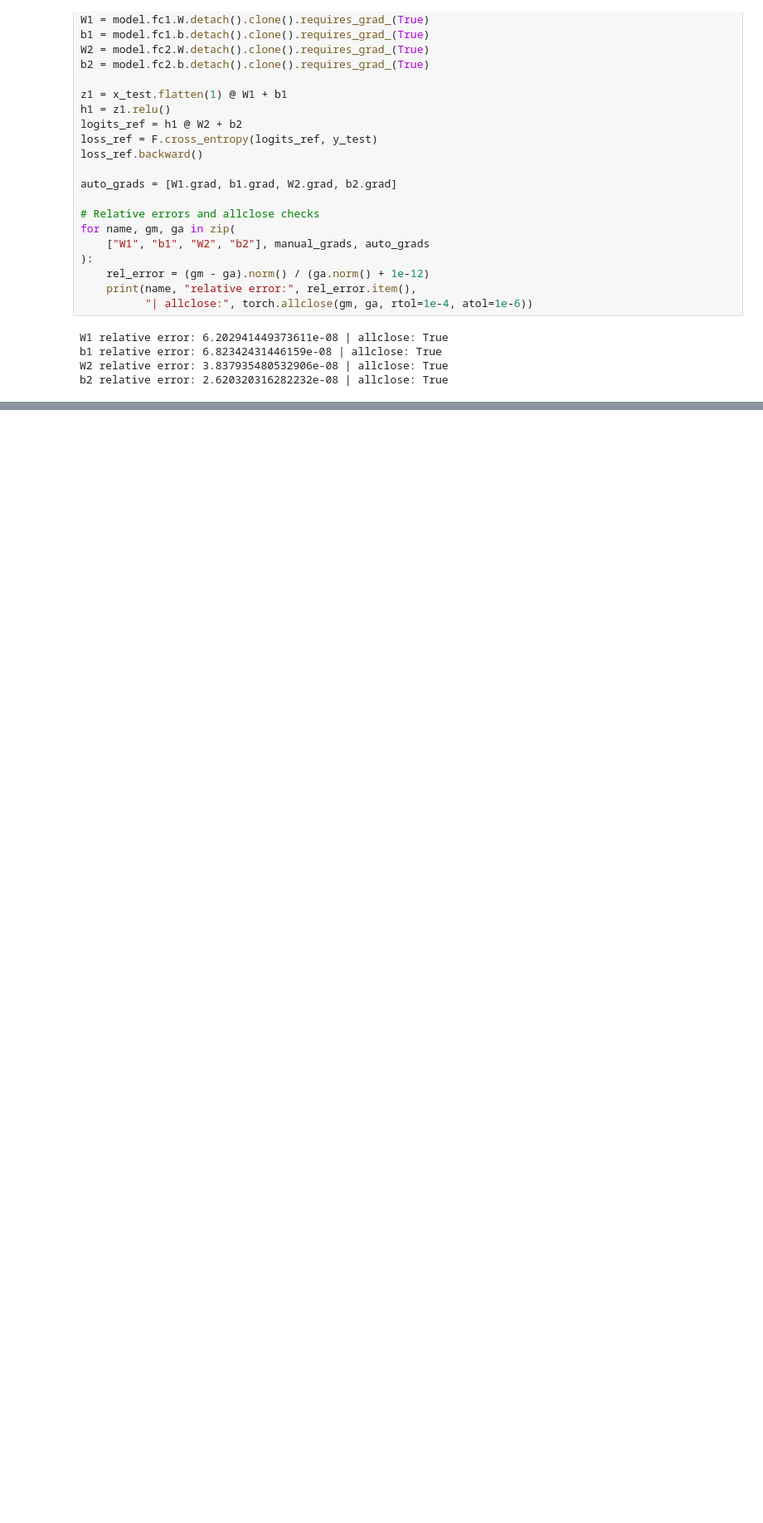
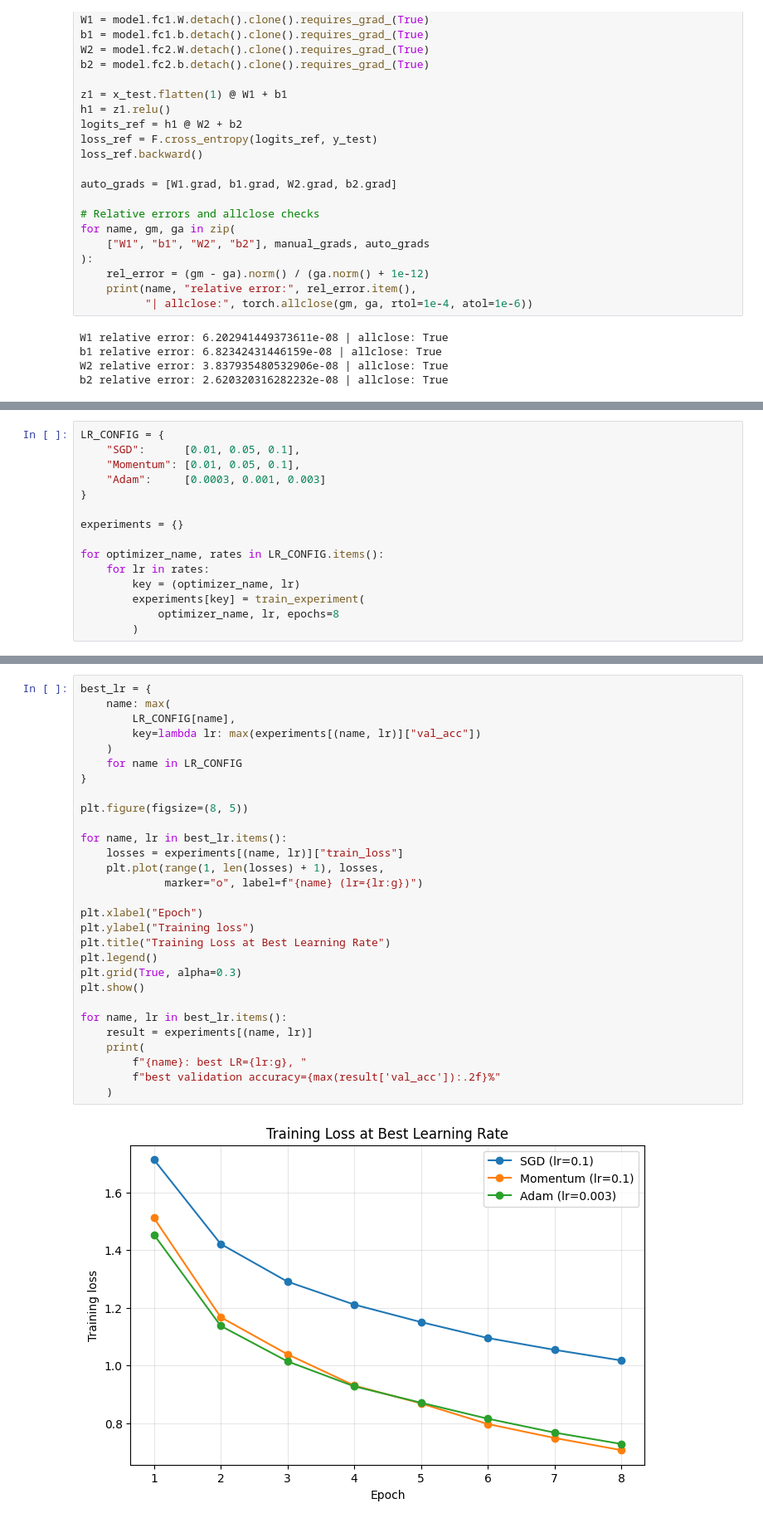
Before and after one commit to induwara-iluk/EN4554_CNN_assignment, a Jupyter notebook: 220235V_CNN_Assignment.ipynb, the cells around one changed output, grey strips where cells are left out. Shown at 83% size. Cells and saved outputs as stored; diff of their text form; blank space fills up the shorter version.

```diff
--- a/220235V_CNN_Assignment.ipynb
+++ b/220235V_CNN_Assignment.ipynb
@@ -386,0 +687,15 @@ Validation accuracy: 51.36%
+# %%
+LR_CONFIG = {
+    "SGD":      [0.01, 0.05, 0.1],
+    "Momentum": [0.01, 0.05, 0.1],
+    "Adam":     [0.0003, 0.001, 0.003]
+}
+
+experiments = {}
+
+for optimizer_name, rates in LR_CONFIG.items():
+    for lr in rates:
+        key = (optimizer_name, lr)
+        experiments[key] = train_experiment(
+            optimizer_name, lr, epochs=8
+        )
@@ -386,0 +720,31 @@ Validation accuracy: 51.36%
+# %%
+best_lr = {
+    name: max(
+        LR_CONFIG[name],
+        key=lambda lr: max(experiments[(name, lr)]["val_acc"])
+    )
+    for name in LR_CONFIG
+}
+
+plt.figure(figsize=(8, 5))
+
+for name, lr in best_lr.items():
+    losses = experiments[(name, lr)]["train_loss"]
+    plt.plot(range(1, len(losses) + 1), losses,
+             marker="o", label=f"{name} (lr={lr:g})")
+
+plt.xlabel("Epoch")
+plt.ylabel("Training loss")
+plt.title("Training Loss at Best Learning Rate")
+plt.legend()
+plt.grid(True, alpha=0.3)
+plt.show()
+
+for name, lr in best_lr.items():
+    result = experiments[(name, lr)]
+    print(
+        f"{name}: best LR={lr:g}, "
+        f"best validation accuracy={max(result['val_acc']):.2f}%"
+    )
+# %% [output]
+[figure, added]
```
Also changed, not shown: parts of 28 cells of this notebook.
